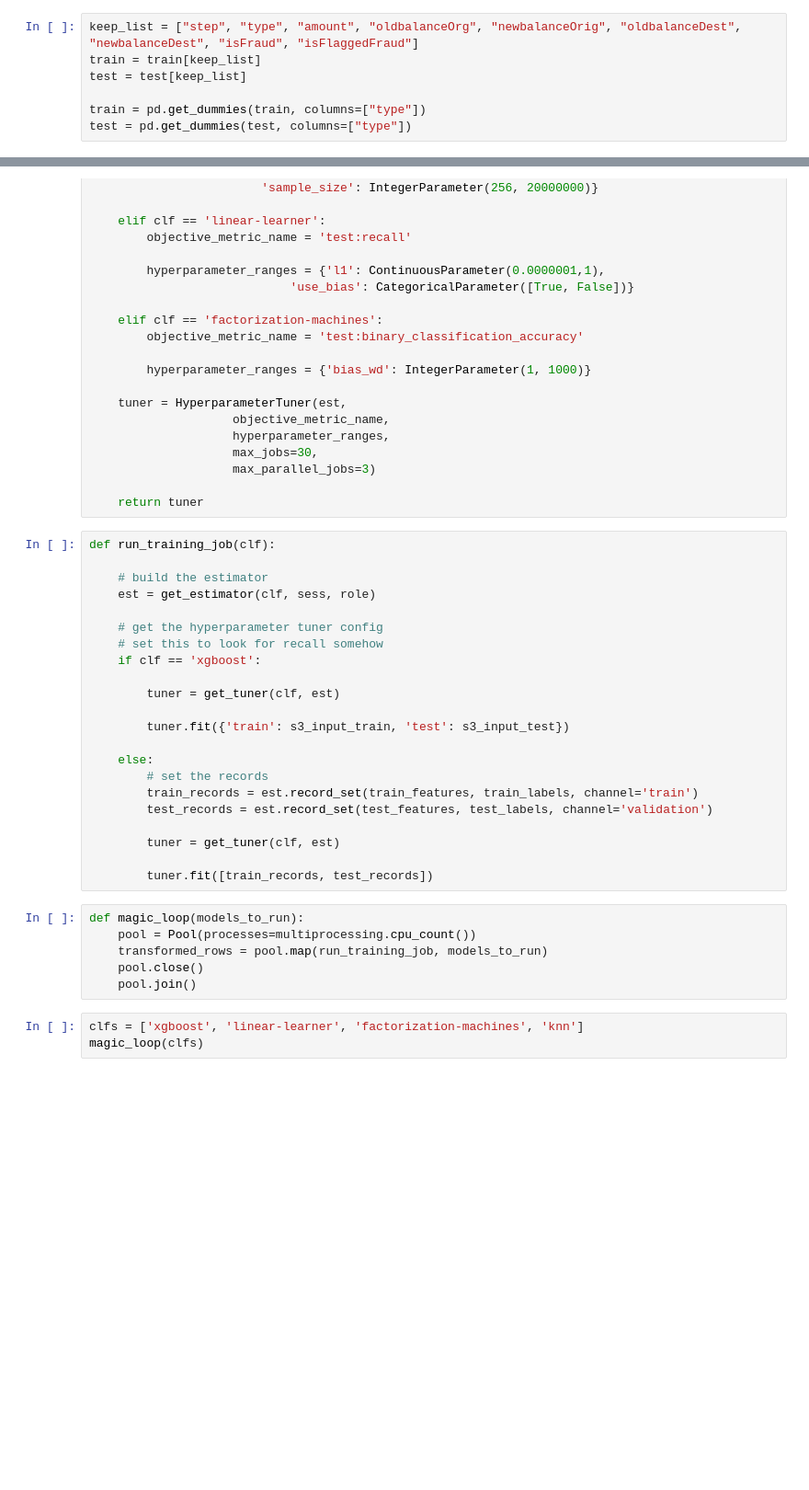
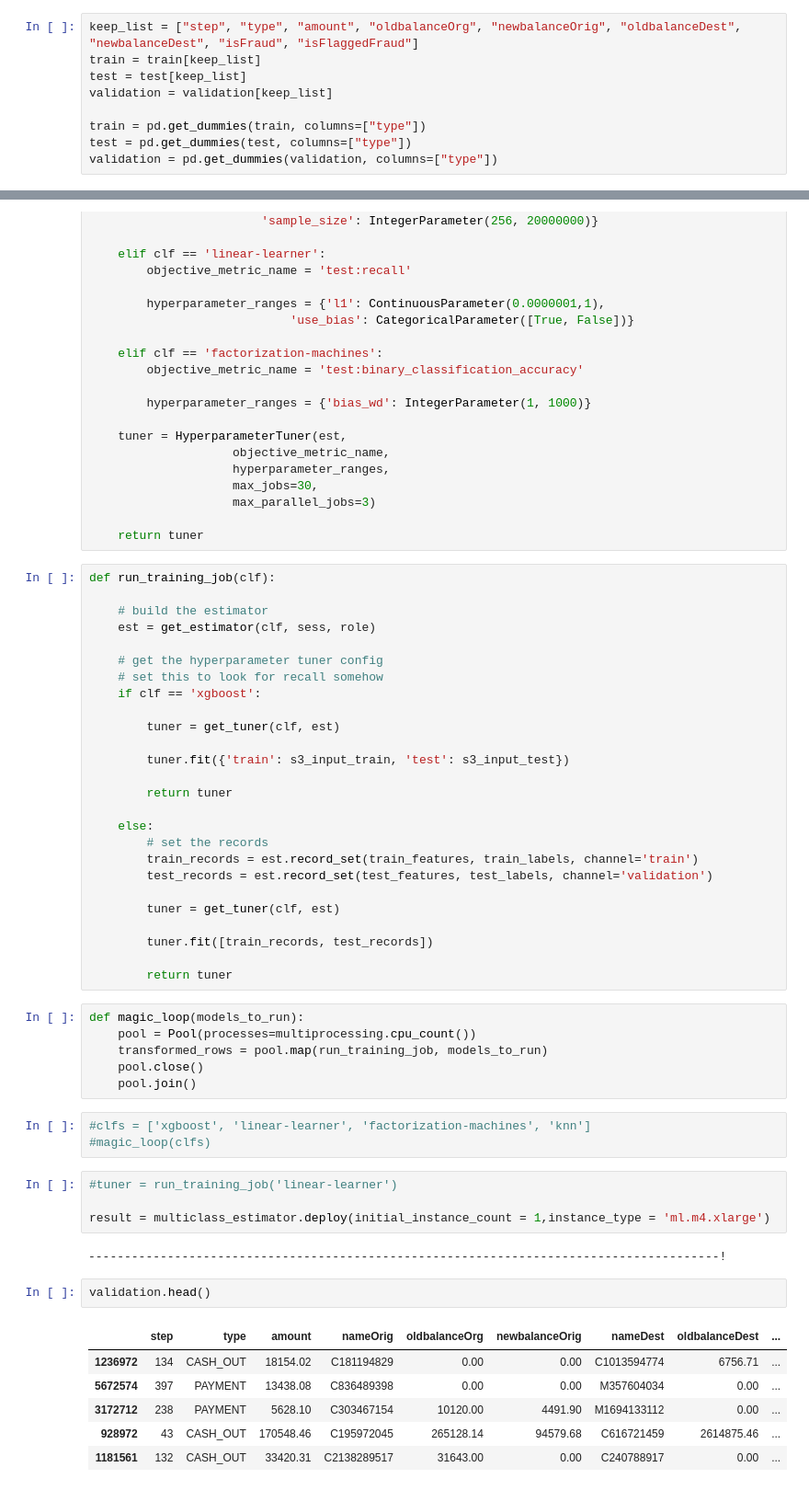
Before and after one commit to lakhanipEbsco/sample-banking-sagemake, a Jupyter notebook: Multithreaded_ensembling.ipynb, the cells around one changed output, grey strips where cells are left out. Shown: that part at 92% size. Drawn from its saved outputs; the diff is of its cells as text; blank space fills up the shorter version.

```diff
--- a/Multithreaded_ensembling.ipynb
+++ b/Multithreaded_ensembling.ipynb
@@ -41,6 +41,8 @@ train.head()
 keep_list = ["step", "type", "amount", "oldbalanceOrg", "newbalanceOrig", "oldbalanceDest", "newbalanceDest", "isFraud", "isFlaggedFraud"]
 train = train[keep_list]
 test = test[keep_list]
+validation = validation[keep_list]
 
 train = pd.get_dummies(train, columns=["type"])
 test = pd.get_dummies(test, columns=["type"])
+validation = pd.get_dummies(validation, columns=["type"])
@@ -231,6 +263,8 @@ def run_training_job(clf):
 
         tuner.fit({'train': s3_input_train, 'test': s3_input_test})
 
+        return tuner
+
     else:
         # set the records
         train_records = est.record_set(train_features, train_labels, channel='train')
@@ -239,6 +273,8 @@ def run_training_job(clf):
         tuner = get_tuner(clf, est)
 
         tuner.fit([train_records, test_records])
+
+        return tuner
 # %%
 def magic_loop(models_to_run):
     pool = Pool(processes=multiprocessing.cpu_count())
@@ -246,5 +282,20 @@ def magic_loop(models_to_run):
     pool.close()
     pool.join()
 # %%
-clfs = ['xgboost', 'linear-learner', 'factorization-machines', 'knn']
-magic_loop(clfs)
+#clfs = ['xgboost', 'linear-learner', 'factorization-machines', 'knn']
+#magic_loop(clfs)
+# %%
+#tuner = run_training_job('linear-learner')
+
+result = multiclass_estimator.deploy(initial_instance_count = 1,instance_type = 'ml.m4.xlarge')
+# %% [output]
+----------------------------------------------------------------------------------------!
+# %%
+validation.head()
+# %% [output]
+|  | step | type | amount | nameOrig | oldbalanceOrg | newbalanceOrig | nameDest | oldbalanceDest | ... |
+| 1236972 | 134 | CASH_OUT | 18154.02 | C181194829 | 0.00 | 0.00 | C1013594774 | 6756.71 | ... |
+| 5672574 | 397 | PAYMENT | 13438.08 | C836489398 | 0.00 | 0.00 | M357604034 | 0.00 | ... |
+| 3172712 | 238 | PAYMENT | 5628.10 | C303467154 | 10120.00 | 4491.90 | M1694133112 | 0.00 | ... |
+| 928972 | 43 | CASH_OUT | 170548.46 | C195972045 | 265128.14 | 94579.68 | C616721459 | 2614875.46 | ... |
+| 1181561 | 132 | CASH_OUT | 33420.31 | C2138289517 | 31643.00 | 0.00 | C240788917 | 0.00 | ... |
```
Also changed, not shown: parts of 17 cells of this notebook.
